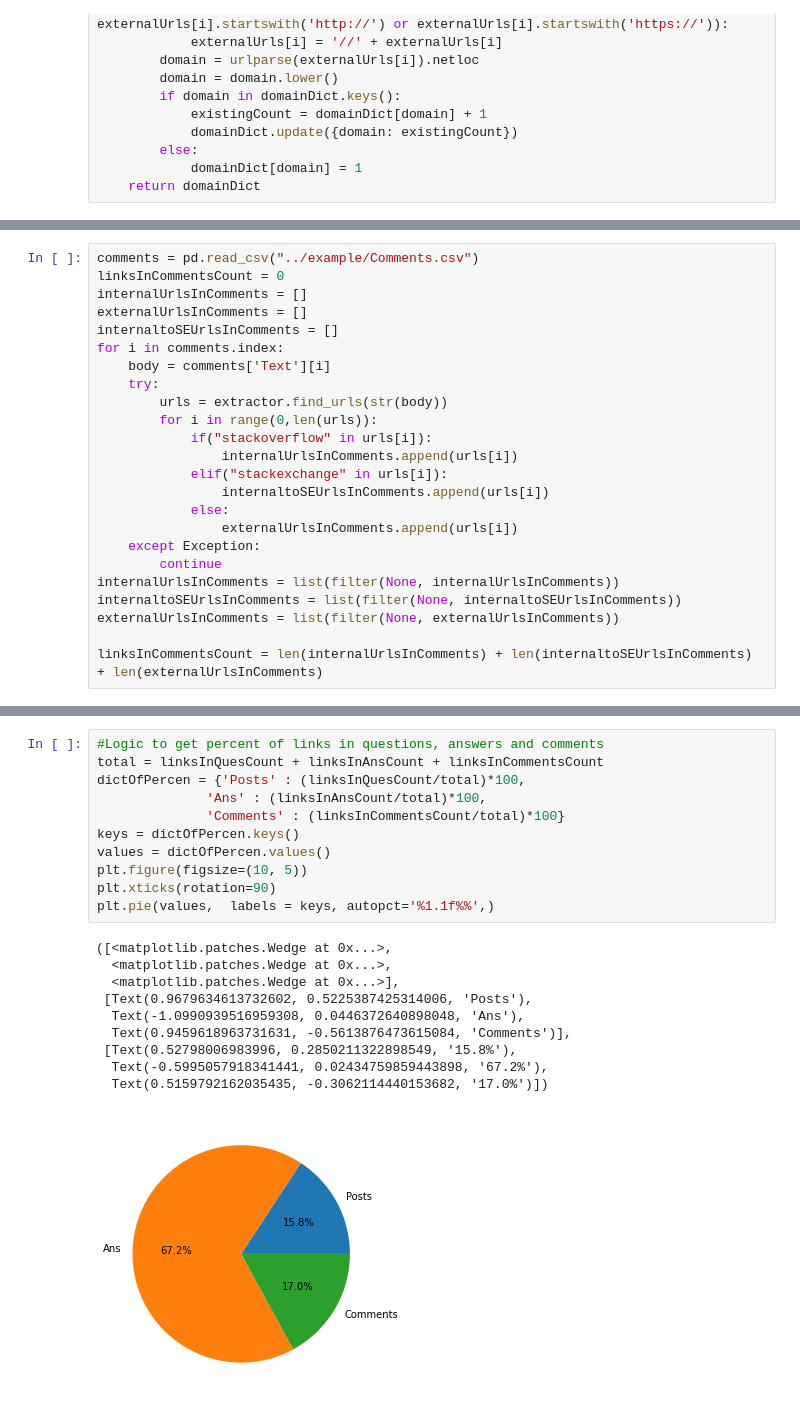
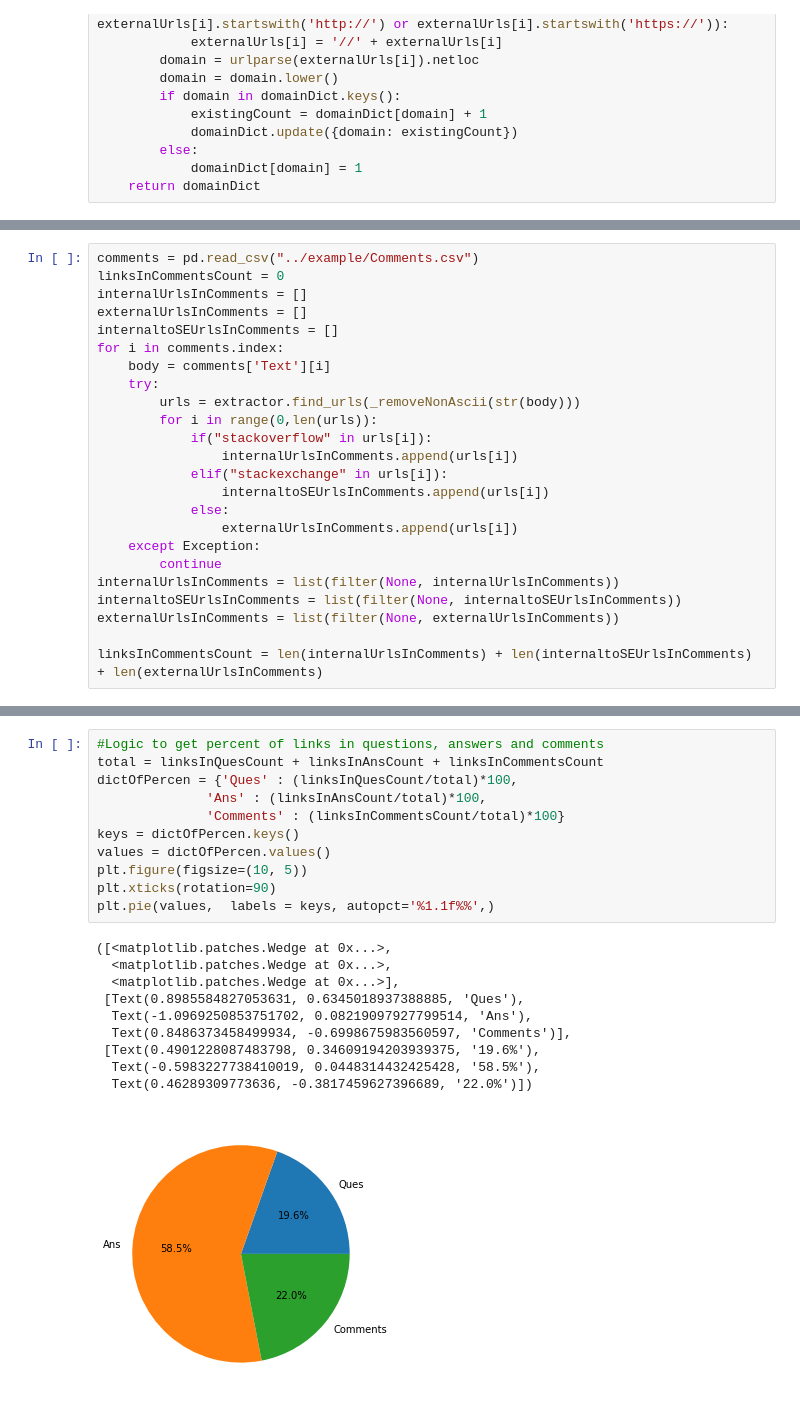
Before and after one commit to kinnu183/linking-posts-stack-overflow, a Jupyter notebook: Link analysis in Posts and Comments.ipynb, the cells around one changed output, grey strips where cells are left out. Cells and saved outputs as stored; diff of their text form.

```diff
--- a/Link analysis in Posts and Comments.ipynb
+++ b/Link analysis in Posts and Comments.ipynb
@@ -74,7 +105,7 @@ internaltoSEUrlsInComments = []
 for i in comments.index:
     body = comments['Text'][i]
     try:
-        urls = extractor.find_urls(str(body))
+        urls = extractor.find_urls(_removeNonAscii(str(body)))
         for i in range(0,len(urls)):
             if("stackoverflow" in urls[i]):
                 internalUrlsInComments.append(urls[i])
@@ -141,22 +181,22 @@ plt.bar(keys, values)
 # %%
 #Logic to get percent of links in questions, answers and comments
 total = linksInQuesCount + linksInAnsCount + linksInCommentsCount
-dictOfPercen = {'Posts' : (linksInQuesCount/total)*100,
+dictOfPercen = {'Ques' : (linksInQuesCount/total)*100,
               'Ans' : (linksInAnsCount/total)*100,
               'Comments' : (linksInCommentsCount/total)*100}
 keys = dictOfPercen.keys()
 values = dictOfPercen.values()
 plt.figure(figsize=(10, 5))
 plt.xticks(rotation=90)
 plt.pie(values,  labels = keys, autopct='%1.1f%%',)
 # %% [output]
 ([<matplotlib.patches.Wedge at 0x...>,
   <matplotlib.patches.Wedge at 0x...>,
   <matplotlib.patches.Wedge at 0x...>],
- [Text(0.9679634613732602, 0.5225387425314006, 'Posts'),
-  Text(-1.0990939516959308, 0.0446372640898048, 'Ans'),
-  Text(0.9459618963731631, -0.5613876473615084, 'Comments')],
- [Text(0.52798006983996, 0.2850211322898549, '15.8%'),
-  Text(-0.5995057918341441, 0.02434759859443898, '67.2%'),
-  Text(0.5159792162035435, -0.3062114440153682, '17.0%')])
+ [Text(0.8985584827053631, 0.6345018937388885, 'Ques'),
+  Text(-1.0969250853751702, 0.08219097927799514, 'Ans'),
+  Text(0.8486373458499934, -0.6998675983560597, 'Comments')],
+ [Text(0.4901228087483798, 0.34609194203939375, '19.6%'),
+  Text(-0.5983227738410019, 0.0448314432425428, '58.5%'),
+  Text(0.46289309773636, -0.3817459627396689, '22.0%')])
-[figure, old version]
+[figure, new version]
```
Also changed, not shown: parts of 6 cells of this notebook, 1 other file.
